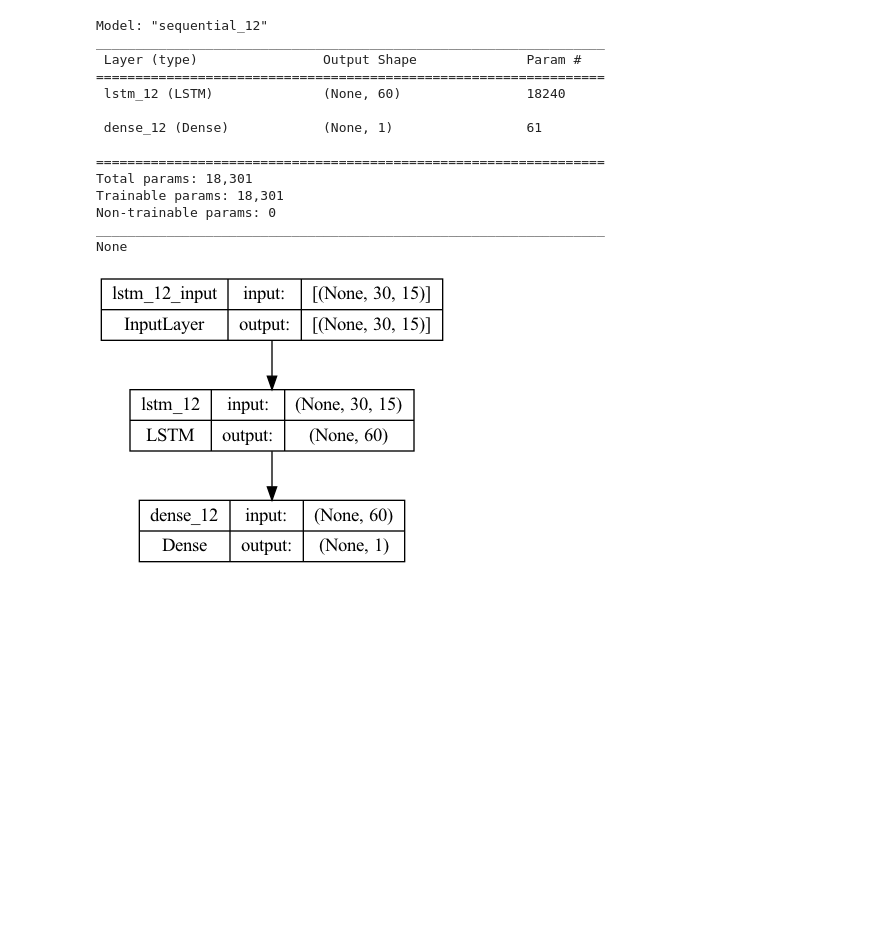
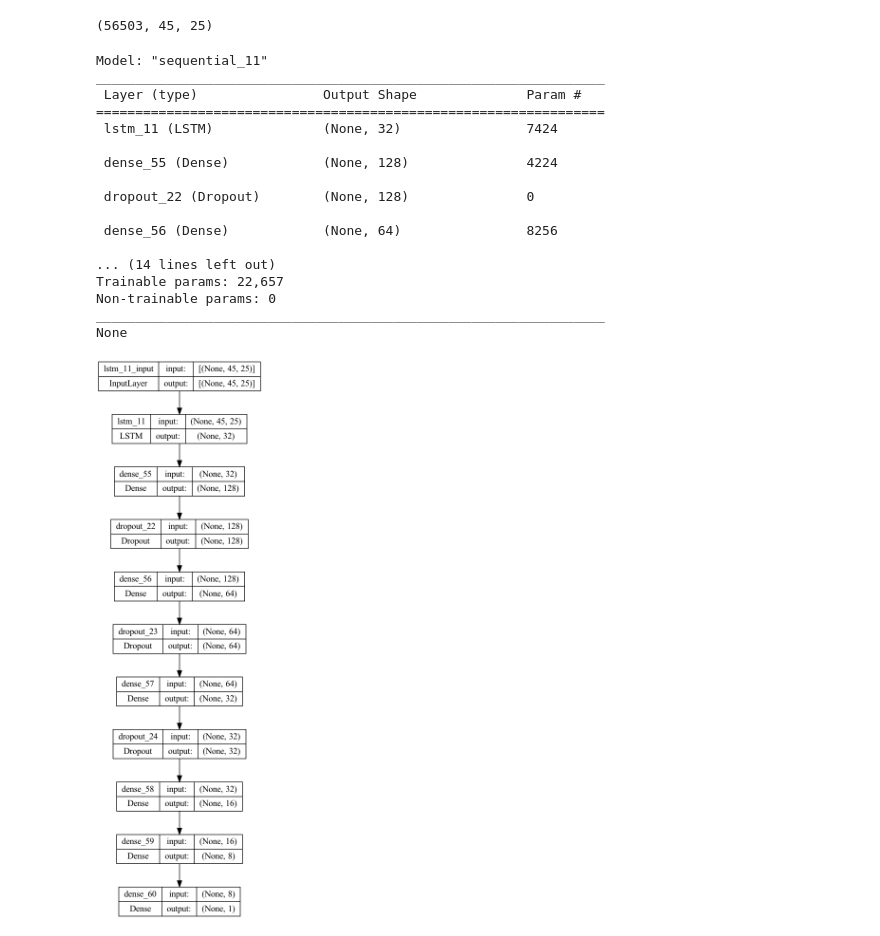
Before and after one commit to secretaria-ICA/proj_final_bimaster, a Jupyter notebook: benchmark_model.ipynb, the cells around one changed output. Saved outputs shown, nothing was run; the diff lists cells and outputs as text; code cells hidden in the pictures; blank space fills up the shorter version.

```diff
--- a/benchmark_model.ipynb
+++ b/benchmark_model.ipynb
@@ -18,59 +18,83 @@ import numpy as np
 from data_preparation import PreProcess
 
 preprocess = PreProcess()
-df_train = preprocess.read_dataset_from_parquet("data/train_dataset/BBANBDS_21_MACD_12_26_9_AD/train_data.parquet")
-df_test = preprocess.read_dataset_from_parquet("data/train_dataset/BBANBDS_21_MACD_12_26_9_AD/test_data.parquet")
+df_train = preprocess.read_dataset_from_parquet("data/train_dataset/indicadores_com_sinais/train_data.parquet")
+df_test = preprocess.read_dataset_from_parquet("data/train_dataset/indicadores_com_sinais/test_data.parquet")
 
 Y_Train = df_train.pop("label")
 Y_Test = df_test.pop("label")
 
 X_Train = np.array([val[0] for val in df_train.values])
 X_Test = np.array([val[0] for val in df_test.values])
+# %%
+X_Train.shape
+# %% [output]
+(56503, 45, 25)
 # %%
 from keras.models import Sequential
-from keras.layers import Bidirectional, LSTM, Dense
+from keras.layers import Bidirectional, LSTM, Dense, Conv1D, Dropout, MaxPooling1D, Flatten
 from keras.callbacks import EarlyStopping, ModelCheckpoint
-from keras.metrics import Recall, BinaryAccuracy, AUC
+from keras.metrics import Recall, BinaryAccuracy, AUC, Accuracy
 import tensorflow as tf
 from keras.utils import plot_model
 
 
 tf.get_logger().setLevel('INFO')
 tf.debugging.set_log_device_placement(False)
+metric = "accuracy"
 
-early_stopping = EarlyStopping(monitor='val_auc',
-                               patience=5,
-                               min_delta=0.001,
+early_stopping = EarlyStopping(monitor=f'val_{metric}',
+                               patience=20,
+                               min_delta=0.0005,
                                mode='max')
 
-cp_model_checkpoint = ModelCheckpoint("data/tf_models/benchmark/bacehmark.h5",
-                                      monitor='val_auc',
-                                      save_best_only=True)
+cp_model_checkpoint = ModelCheckpoint("data/tf_models/benchmark/benchmark-{epoch:02d}-{val_accuracy:.4f}.h5",
+                                      monitor=f'val_{metric}',
+                                      save_best_only=True,
+                                      verbose=1,
+                                      mode="max")
 
 model = Sequential()
-model.add(LSTM(60, input_shape=X_Train[0].shape))
+# model.add(Conv1D(name="conv1d_layer1",
+#                  filters=32,
+#                  kernel_size=(4),
+#                  activation="relu"))
+# model.add(MaxPooling1D(pool_size=(2)))
+# model.add(Flatten(name="flatten",))
+model.add(LSTM(32, input_shape=X_Train[0].shape, dropout=0.2,go_backwards=False, return_sequences=False))
+model.add(Dense(128, activation="relu"))
+model.add(Dropout(0.2))
+model.add(Dense(64, activation="relu"))
+model.add(Dropout(0.2))
+model.add(Dense(32, activation="relu"))
+model.add(Dropout(0.2))
+model.add(Dense(16, activation="relu"))
+model.add(Dense(8, activation="relu"))
 model.add(Dense(1, activation='sigmoid'))
 
 model.compile(loss='binary_crossentropy',
               optimizer='adam',
-              metrics=[AUC(name='auc')])
+              metrics=[metric])
 model.build(input_shape=X_Train.shape)
 print(model.summary())
 plot_model(model, 'autoencoder_compress.png', show_shapes=True)
 # %% [output]
-Model: "sequential_12"
+Model: "sequential_11"
 _________________________________________________________________
  Layer (type)                Output Shape              Param #
 =================================================================
- lstm_12 (LSTM)              (None, 60)                18240
+ lstm_11 (LSTM)              (None, 32)                7424
 
- dense_12 (Dense)            (None, 1)                 61
+ dense_55 (Dense)            (None, 128)               4224
 
-=================================================================
-Total params: 18,301
-Trainable params: 18,301
+ dropout_22 (Dropout)        (None, 128)               0
+
+ dense_56 (Dense)            (None, 64)                8256
+
+... (14 lines left out)
+Trainable params: 22,657
 Non-trainable params: 0
 _________________________________________________________________
 None
-[figure, old version]
+[figure, new version]
 # %%
```
Also changed, not shown: parts of 4 cells of this notebook, 8 other files.
